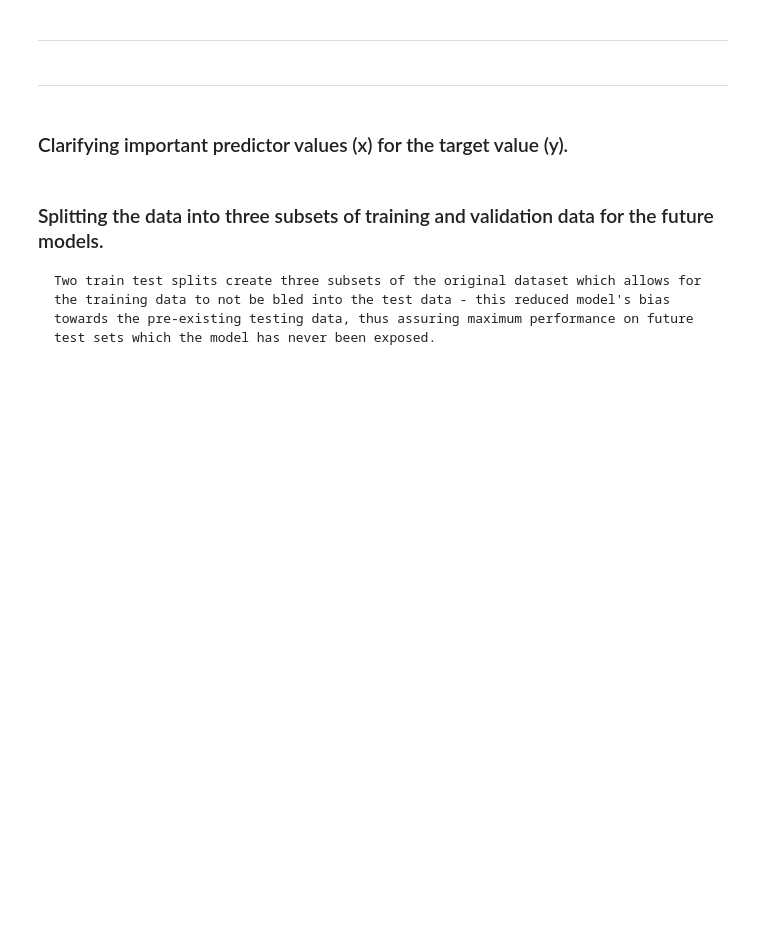
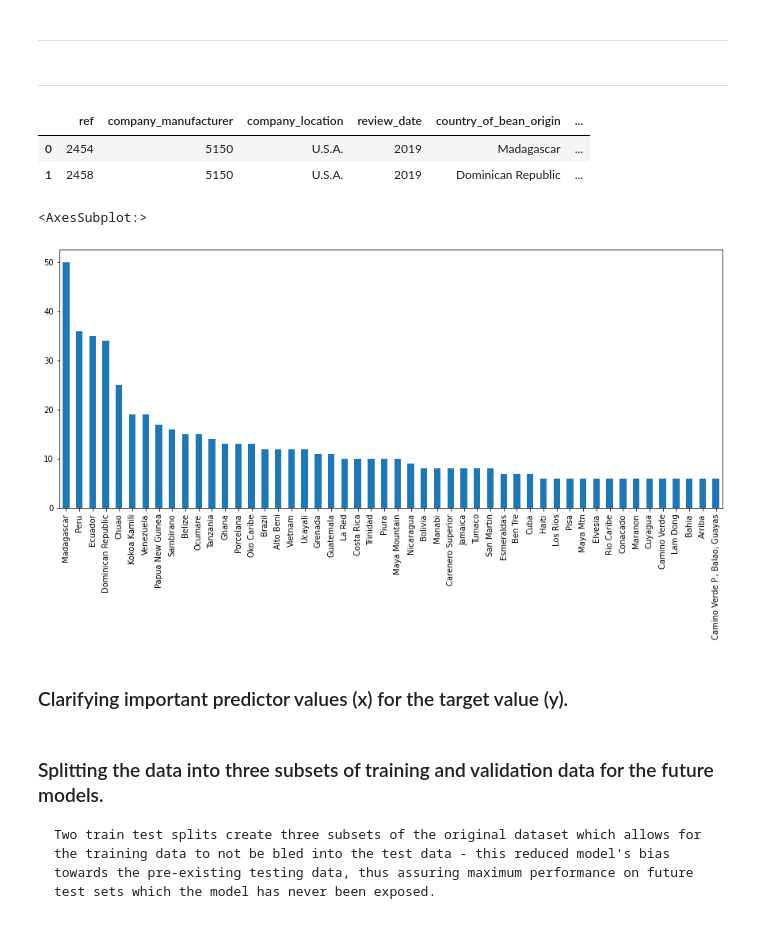
Before and after one commit to jchandleroneal/bsc-phase-three-project, a Jupyter notebook: notebooks/exploratory/chandler/main_notebook.ipynb, the cells around one changed output. Drawn from its saved outputs; the diff is of its cells as text; code cells hidden in the pictures; blank space fills up the shorter version.

```diff
--- a/notebooks/exploratory/chandler/main_notebook.ipynb
+++ b/notebooks/exploratory/chandler/main_notebook.ipynb
@@ -85,0 +110,11 @@ df.head()
+# %%
+first_bin = x[:47]
+# %%
+df['comp_location_bin'] = 1
+bin_a_index = df[df.company_location.isin(first_bin)].index
+df.at[bin_a_index, 'comp_location_bin'] = 'a'
+# %%
+idx = x.index('Italy') + 1
+second_bin = x[47:idx]
+bin_b_index = df[df.company_location.isin(second_bin)].index
+df.at[bin_b_index, 'comp_location_bin'] = 'b'
@@ -164,6 +199,17 @@ Name: ingredient_list, dtype: int64
 ------------
 # %% [markdown]
 ------------
+# %%
+df.head(2)
+# %% [output]
+|  | ref | company_manufacturer | company_location | review_date | country_of_bean_origin | ... |
+| 0 | 2454 | 5150 | U.S.A. | 2019 | Madagascar | ... |
+| 1 | 2458 | 5150 | U.S.A. | 2019 | Dominican Republic | ... |
+# %%
+df['specific_bean_origin_or_bar_name'].value_counts()[:50].plot(kind='bar', figsize=(15,6))
+# %% [output]
+<AxesSubplot:>
+[figure, added]
 # %% [markdown]
 ### Clarifying important predictor values (x) for the target value (y).
 # %%
```
Also changed, not shown: parts of 10 cells of this notebook.
